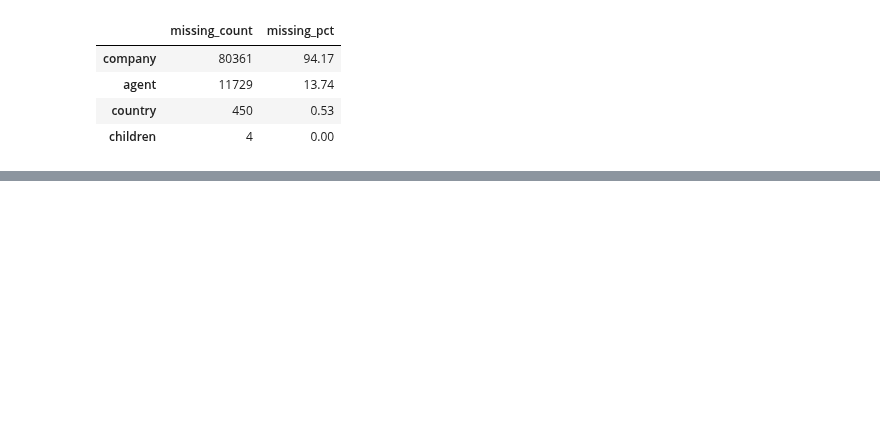
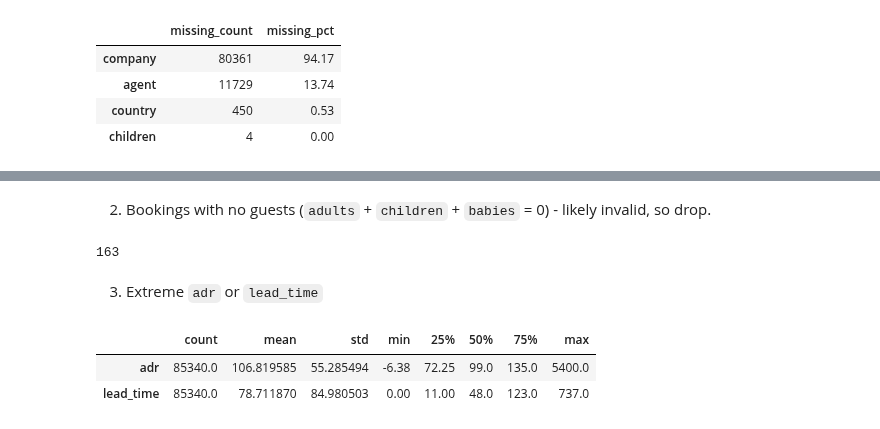
Before and after one commit to nabila-natasha/hotel-booking-cancellation-ml, a Jupyter notebook: notebooks/01_eda_modeling.ipynb, the cells around one changed output, grey strips where cells are left out. Drawn from its saved outputs; the diff is of its cells as text; code cells hidden in the pictures; blank space fills up the shorter version.

```diff
--- a/notebooks/01_eda_modeling.ipynb
+++ b/notebooks/01_eda_modeling.ipynb
@@ -286,0 +394,14 @@ missing_summary
+# %% [markdown]
+2) Bookings with no guests (`adults` + `children` + `babies` = 0) - likely invalid, so drop.
+# %%
+int((df_clean['adults'] + df_clean['children'] + df_clean['babies'] == 0).sum())
+# %% [output]
+163
+# %% [markdown]
+3) Extreme `adr` or `lead_time`
+# %%
+df_clean[['adr', 'lead_time']].describe().T
+# %% [output]
+|  | count | mean | std | min | 25% | 50% | 75% | max |
+| adr | 85340.0 | 106.819585 | 55.285494 | -6.38 | 72.25 | 99.0 | 135.0 | 5400.0 |
+| lead_time | 85340.0 | 78.711870 | 84.980503 | 0.00 | 11.00 | 48.0 | 123.0 | 737.0 |
```
Also changed, not shown: parts of 22 cells of this notebook.
